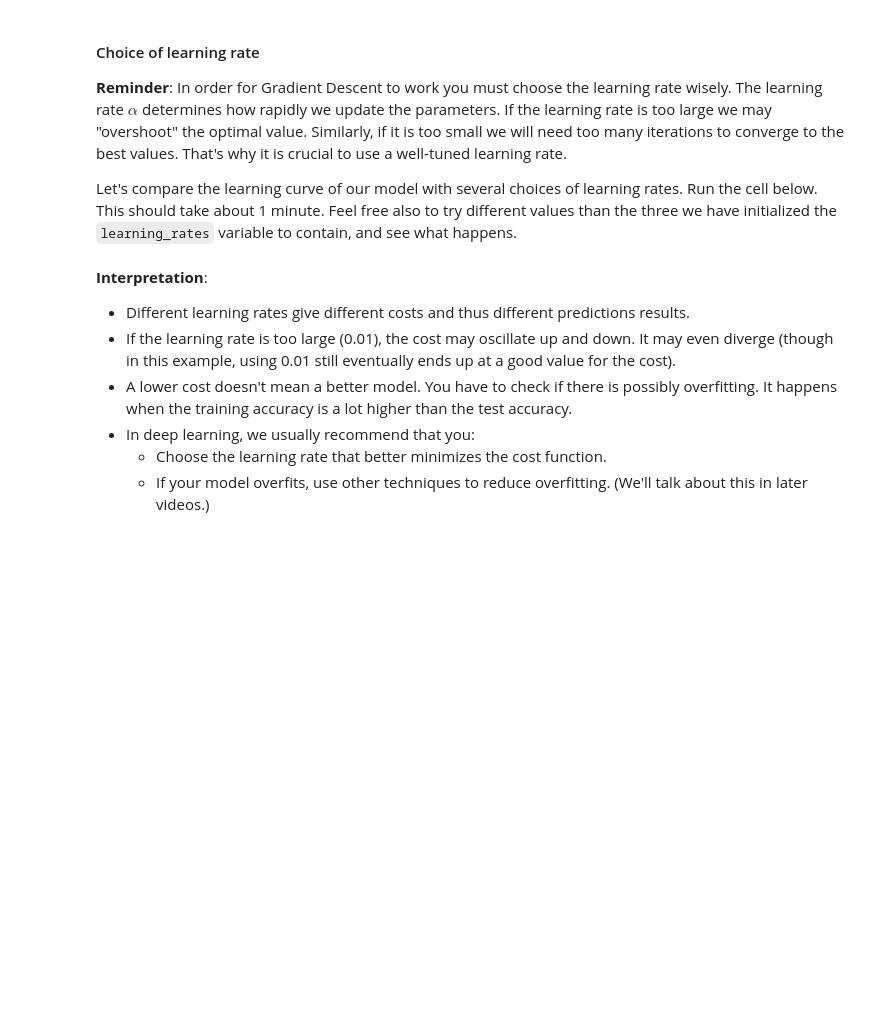
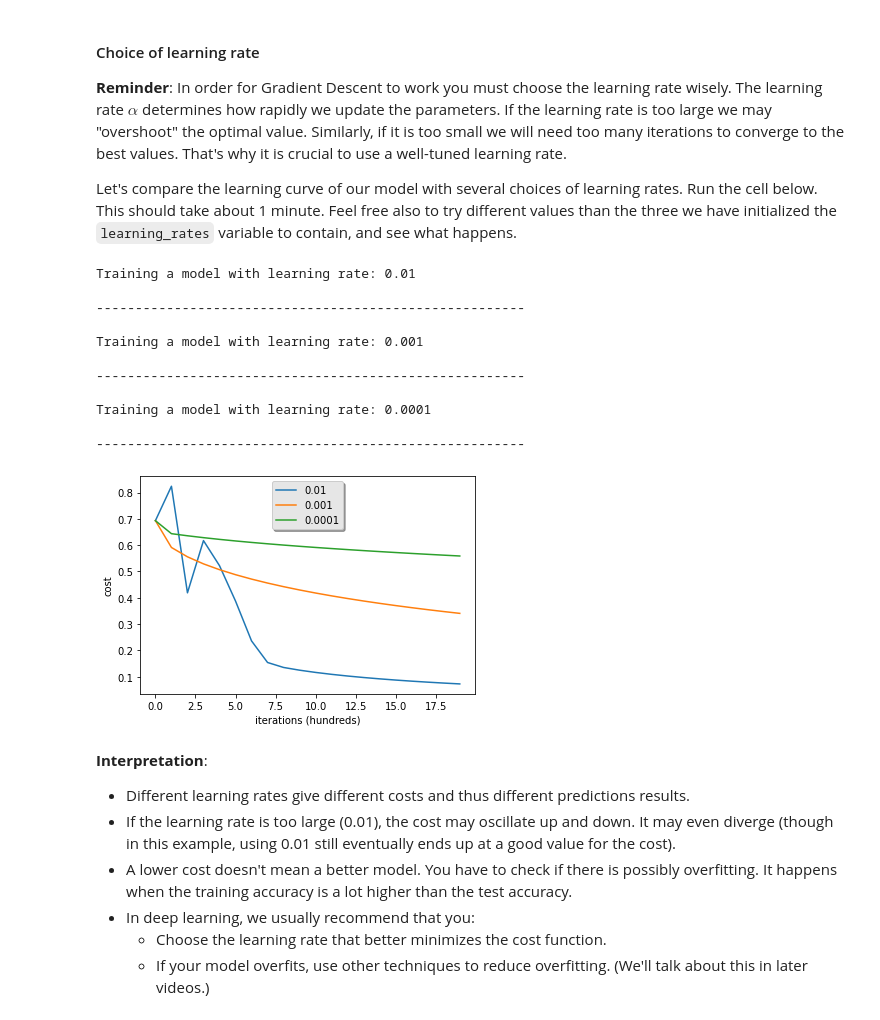
Before and after one commit to cpoles/data_science, a Jupyter notebook: deep_learning/deep_learning_spec/neural_nets_dl/week_02/Logistic_Regression_with_a_Neural_Network_mindset.ipynb, the cells around one changed output. Saved outputs shown, nothing was run; the diff lists cells and outputs as text; code cells hidden in the pictures; blank space fills up the shorter version.

Commit message:
passed all tests

```diff
--- a/deep_learning/deep_learning_spec/neural_nets_dl/week_02/Logistic_Regression_with_a_Neural_Network_mindset.ipynb
+++ b/deep_learning/deep_learning_spec/neural_nets_dl/week_02/Logistic_Regression_with_a_Neural_Network_mindset.ipynb
@@ -386,7 +431,8 @@ def propagate(w, b, X, Y):
     # And don't use loops for the sum.
     # cost = ...
     # YOUR CODE STARTS HERE
-
+    A = sigmoid(np.dot(w.T, X) + b)
+    cost = (-1/m) * np.sum(Y * np.log(A) + (1 - Y) * np.log(1 - A))
 
     # YOUR CODE ENDS HERE
 
@@ -395,8 +441,8 @@ def propagate(w, b, X, Y):
     # dw = ...
     # db = ...
     # YOUR CODE STARTS HERE
-
-
+    dw = (1/m) * np.dot(X, (A - Y).T) # test with np.reciprocal
+    db = (1/m) * np.sum(A - Y)
     # YOUR CODE ENDS HERE
     cost = np.squeeze(np.array(cost))
 
@@ -478,7 +530,7 @@ def optimize(w, b, X, Y, num_iterations=100, learning_rate=0.009, print_cost=Fal
         # Cost and gradient calculation
         # grads, cost = ...
         # YOUR CODE STARTS HERE
-
+        grads, cost = propagate(w, b, X, Y)
 
         # YOUR CODE ENDS HERE
 
@@ -490,7 +542,8 @@ def optimize(w, b, X, Y, num_iterations=100, learning_rate=0.009, print_cost=Fal
         # w = ...
         # b = ...
         # YOUR CODE STARTS HERE
-
+        w = w - (learning_rate * dw)
+        b = b - (learning_rate * db)
 
         # YOUR CODE ENDS HERE
 
@@ -551,7 +613,7 @@ def predict(w, b, X):
     #(≈ 1 line of code)
     # A = ...
     # YOUR CODE STARTS HERE
-
+    A = sigmoid(np.dot(w.T, X) + b)
 
     # YOUR CODE ENDS HERE
 
@@ -564,7 +626,10 @@ def predict(w, b, X):
         # else:
         #     Y_prediction[0,i] =
         # YOUR CODE STARTS HERE
-
+        if A[0, i] > 0.5:
+            Y_prediction[0, i] = 1
+        else:
+            Y_prediction[0, i] = 0
 
         # YOUR CODE ENDS HERE
 
@@ -635,7 +703,18 @@ def model(X_train, Y_train, X_test, Y_test, num_iterations=2000, learning_rate=0
     # Y_prediction_train = ...
 
     # YOUR CODE STARTS HERE
+    # initialize parameters with zeros
+    w, b = initialize_with_zeros((X_train.shape[0]))
 
+    #Gradient descent
+    params, grads, costs = optimize(w, b, X_train, Y_train, num_iterations, learning_rate, print_cost)
+
+    # Retrieve parameters w and b from dictionary "params"
+    w, b = params["w"], params["b"]
+
+    # Predict test/train set examples (≈ 2 lines of code)
+    Y_prediction_train = predict(w, b, X_train)
+    Y_prediction_test = predict(w, b, X_test)
 
     # YOUR CODE ENDS HERE
 
@@ -699,22 +803,35 @@ Let's compare the learning curve of our model with several choices of learning r
 # %%
 learning_rates = [0.01, 0.001, 0.0001]
 models = {}
 
 for lr in learning_rates:
     print ("Training a model with learning rate: " + str(lr))
-    models[str(lr)] = model(train_set_x, train_set_y, test_set_x, test_set_y, num_iterations=1500, learning_rate=lr, print_cost=False)
+    models[str(lr)] = model(train_set_x, train_set_y, test_set_x, test_set_y, num_iterations=2000, learning_rate=lr, print_cost=False)
     print ('\n' + "-------------------------------------------------------" + '\n')
 
 for lr in learning_rates:
     plt.plot(np.squeeze(models[str(lr)]["costs"]), label=str(models[str(lr)]["learning_rate"]))
 
 plt.ylabel('cost')
 plt.xlabel('iterations (hundreds)')
 
 legend = plt.legend(loc='upper center', shadow=True)
 frame = legend.get_frame()
 frame.set_facecolor('0.90')
 plt.show()
+# %% [output]
+Training a model with learning rate: 0.01
+
+-------------------------------------------------------
+
+Training a model with learning rate: 0.001
+
+-------------------------------------------------------
+
+Training a model with learning rate: 0.0001
+
+-------------------------------------------------------
+[figure, added]
 # %% [markdown]
 **Interpretation**:
 - Different learning rates give different costs and thus different predictions results.
```
Also changed, not shown: parts of 21 cells of this notebook.
